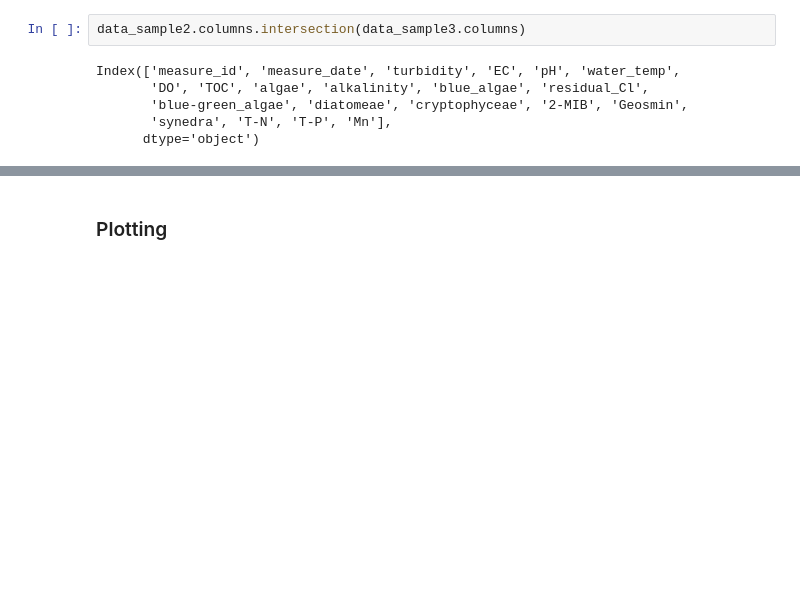
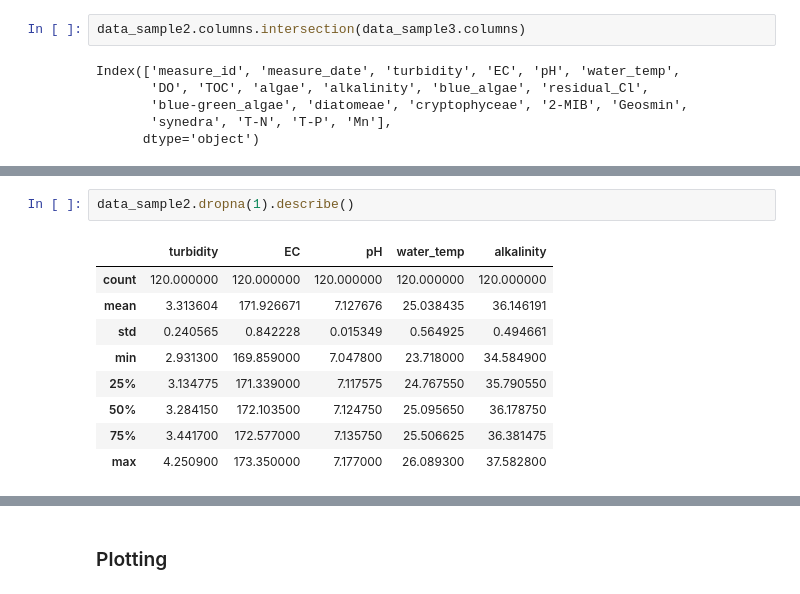
Before and after one commit to Heeseung-Cho/wkit_water_quality, a Jupyter notebook: eda.ipynb, the cells around one changed output, grey strips where cells are left out. Cells and saved outputs as stored; diff of their text form; blank space fills up the shorter version.

```diff
--- a/eda.ipynb
+++ b/eda.ipynb
@@ -133,0 +152,12 @@ Index(['measure_id', 'measure_date', 'turbidity', 'EC', 'pH', 'water_temp',
+# %%
+data_sample2.dropna(1).describe()
+# %% [output]
+|  | turbidity | EC | pH | water_temp | alkalinity |
+| count | 120.000000 | 120.000000 | 120.000000 | 120.000000 | 120.000000 |
+| mean | 3.313604 | 171.926671 | 7.127676 | 25.038435 | 36.146191 |
+| std | 0.240565 | 0.842228 | 0.015349 | 0.564925 | 0.494661 |
+| min | 2.931300 | 169.859000 | 7.047800 | 23.718000 | 34.584900 |
+| 25% | 3.134775 | 171.339000 | 7.117575 | 24.767550 | 35.790550 |
+| 50% | 3.284150 | 172.103500 | 7.124750 | 25.095650 | 36.178750 |
+| 75% | 3.441700 | 172.577000 | 7.135750 | 25.506625 | 36.381475 |
+| max | 4.250900 | 173.350000 | 7.177000 | 26.089300 | 37.582800 |
```
Also changed, not shown: parts of 16 cells of this notebook.
